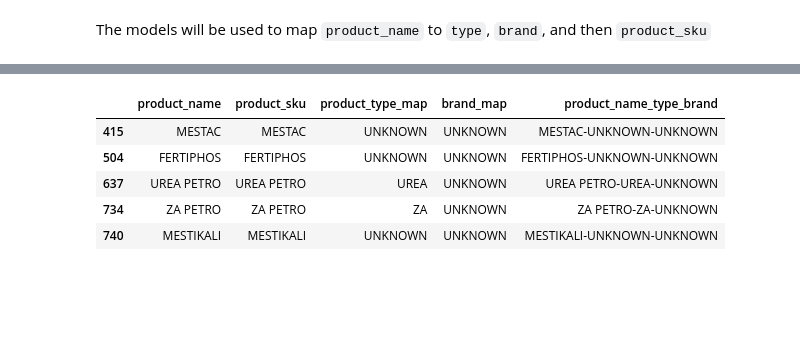
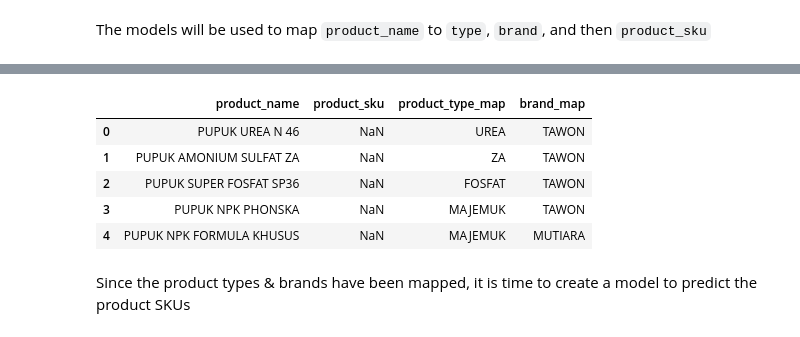
Before and after one commit to sakabmw/dsw-2023, a Jupyter notebook: ctx.ipynb, the cells around one changed output, grey strips where cells are left out. Saved outputs shown, nothing was run; the diff lists cells and outputs as text; code cells hidden in the pictures; blank space fills up the shorter version.

Commit message:
Update models to map products to types & brands

```diff
--- a/ctx.ipynb
+++ b/ctx.ipynb
@@ -461,0 +456,4 @@ Trial, creating the model
+# %%
+# Creating dataframes as raw data to be used in the model training
+df_map_type = product_pos[product_pos['product_type_map'] != 'UNKNOWN']
+df_map_brand = product_pos[product_pos['brand_map'] != 'UNKNOWN']
@@ -461,0 +520,5 @@ Trial, creating the model
+# %%
+product_pos['product_type_test'] = model_type.predict(product_pos['product_name'])
+product_pos['product_brand_test'] = model_brand.predict(product_pos['product_name'])
+
+product_pos.head(10)
@@ -461,0 +539,15 @@ Trial, creating the model
+# %%
+# If the values in either `product_type_map` or `brand_map` are `UNKNOWN`, use the values from the models' result.
+# Otherwise, use the initial mapping result.
+
+product_pos['product_type_map'] = np.where(
+    product_pos['product_type_map'] == 'UNKNOWN',
+    product_pos['product_type_test'],
+    product_pos['product_type_map']
+)
+
+product_pos['brand_map'] = np.where(
+    product_pos['brand_map'] == 'UNKNOWN',
+    product_pos['product_brand_test'],
+    product_pos['brand_map']
+)
@@ -462,9 +592,14 @@ Trial, creating the model
+# %%
+# Remove column `product_type_test` & `product_brand_test` since they are no longer used
+product_pos = product_pos.drop(['product_type_test', 'product_brand_test'], axis=1)
 # %%
-product_pos[product_pos['product_sku'].notnull()].head()
+product_pos.head()
 # %% [output]
-|  | product_name | product_sku | product_type_map | brand_map | product_name_type_brand |
-| 415 | MESTAC | MESTAC | UNKNOWN | UNKNOWN | MESTAC-UNKNOWN-UNKNOWN |
-| 504 | FERTIPHOS | FERTIPHOS | UNKNOWN | UNKNOWN | FERTIPHOS-UNKNOWN-UNKNOWN |
-| 637 | UREA PETRO | UREA PETRO | UREA | UNKNOWN | UREA PETRO-UREA-UNKNOWN |
-| 734 | ZA PETRO | ZA PETRO | ZA | UNKNOWN | ZA PETRO-ZA-UNKNOWN |
-| 740 | MESTIKALI | MESTIKALI | UNKNOWN | UNKNOWN | MESTIKALI-UNKNOWN-UNKNOWN |
+|  | product_name | product_sku | product_type_map | brand_map |
+| 0 | PUPUK UREA N 46 | NaN | UREA | TAWON |
+| 1 | PUPUK AMONIUM SULFAT ZA | NaN | ZA | TAWON |
+| 2 | PUPUK SUPER FOSFAT SP36 | NaN | FOSFAT | TAWON |
+| 3 | PUPUK NPK PHONSKA | NaN | MAJEMUK | TAWON |
+| 4 | PUPUK NPK FORMULA KHUSUS | NaN | MAJEMUK | MUTIARA |
+# %% [markdown]
+Since the product types & brands have been mapped, it is time to create a model to predict the product SKUs
```
Also changed, not shown: parts of 51 cells of this notebook.
